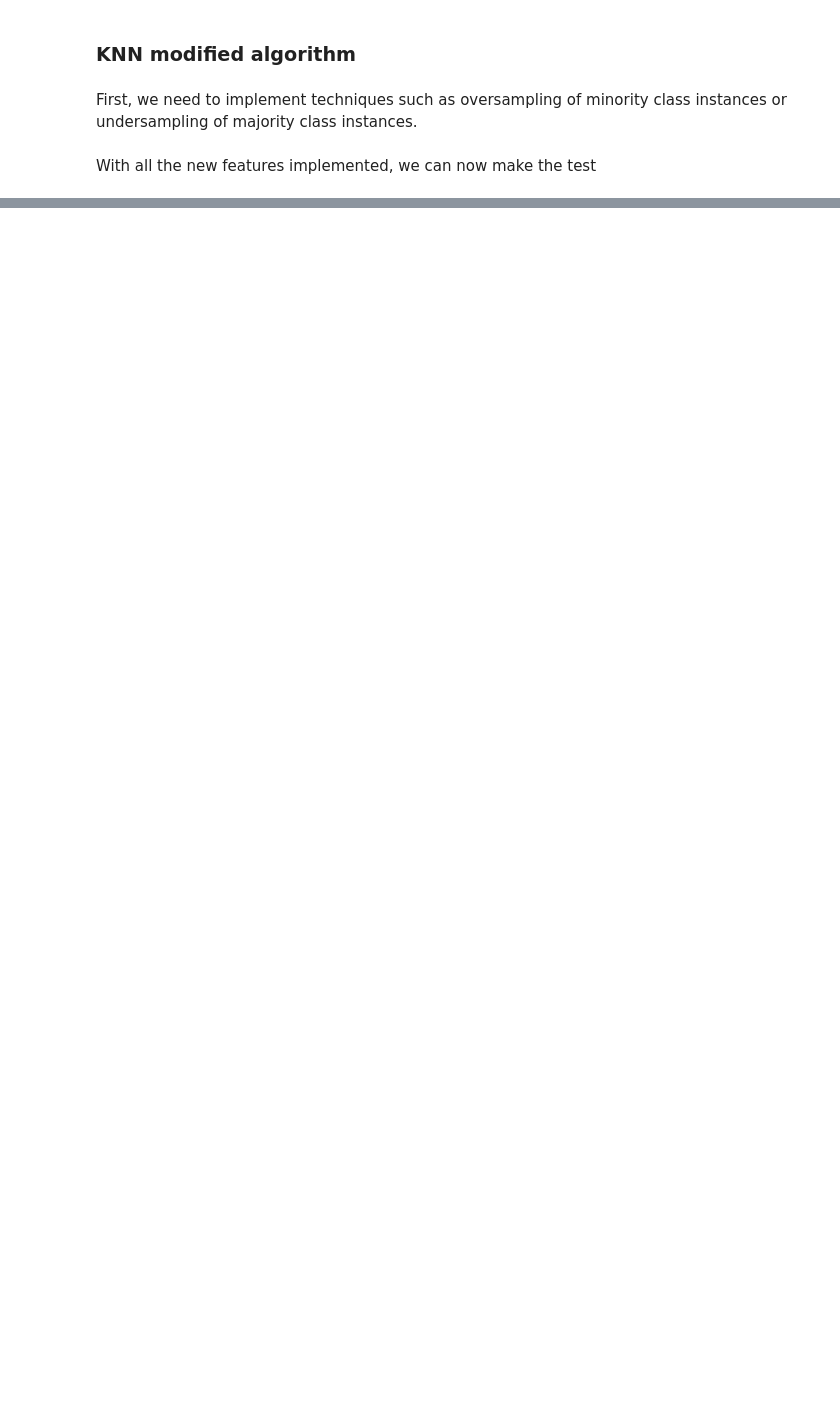
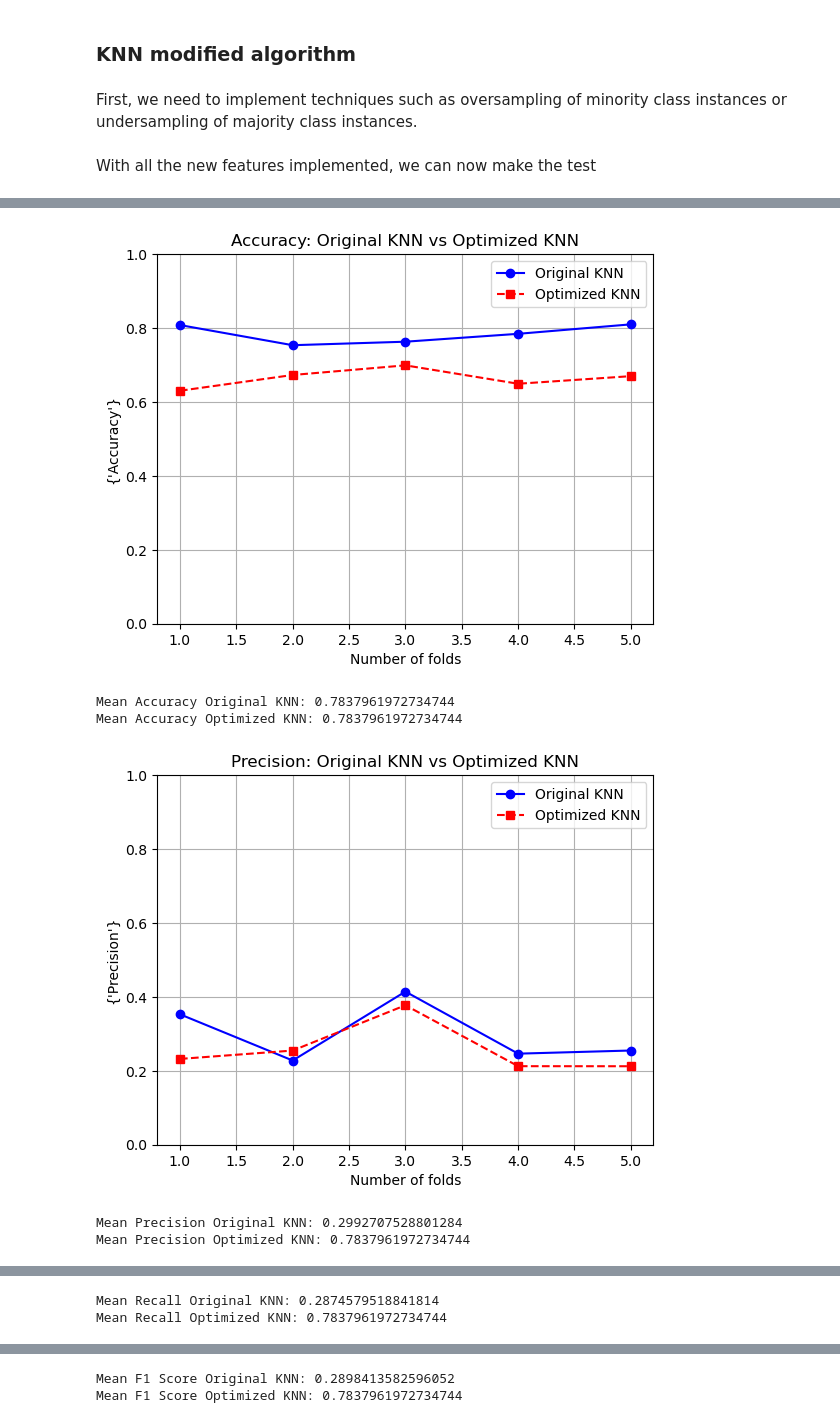
Before and after one commit to MatheusBissacot/Optimizing-KNN-with-Weights, a Jupyter notebook: modified.ipynb, the cells around one changed output, grey strips where cells are left out. Cells and saved outputs as stored; diff of their text form; code cells hidden in the pictures; blank space fills up the shorter version.

```diff
--- a/modified.ipynb
+++ b/modified.ipynb
@@ -383,0 +576,9 @@ Mean Accuracy: 0.6771635889282948, Mean Precision: 0.10645823213153705, Mean Rec
+# %%
+performance_comparison_pipeline(dataframerinos[3])
+# %% [output]
+[figure, added]
+Mean Accuracy Original KNN: 0.7837961972734744
+Mean Accuracy Optimized KNN: 0.7837961972734744
+[figure, added]
+Mean Precision Original KNN: 0.2992707528801284
+Mean Precision Optimized KNN: 0.7837961972734744
@@ -383,0 +586,2 @@ Mean Accuracy: 0.6771635889282948, Mean Precision: 0.10645823213153705, Mean Rec
+Mean Recall Original KNN: 0.2874579518841814
+Mean Recall Optimized KNN: 0.7837961972734744
@@ -383,0 +589,2 @@ Mean Accuracy: 0.6771635889282948, Mean Precision: 0.10645823213153705, Mean Rec
+Mean F1 Score Original KNN: 0.2898413582596052
+Mean F1 Score Optimized KNN: 0.7837961972734744
```
Also changed, not shown: parts of 19 cells of this notebook.
